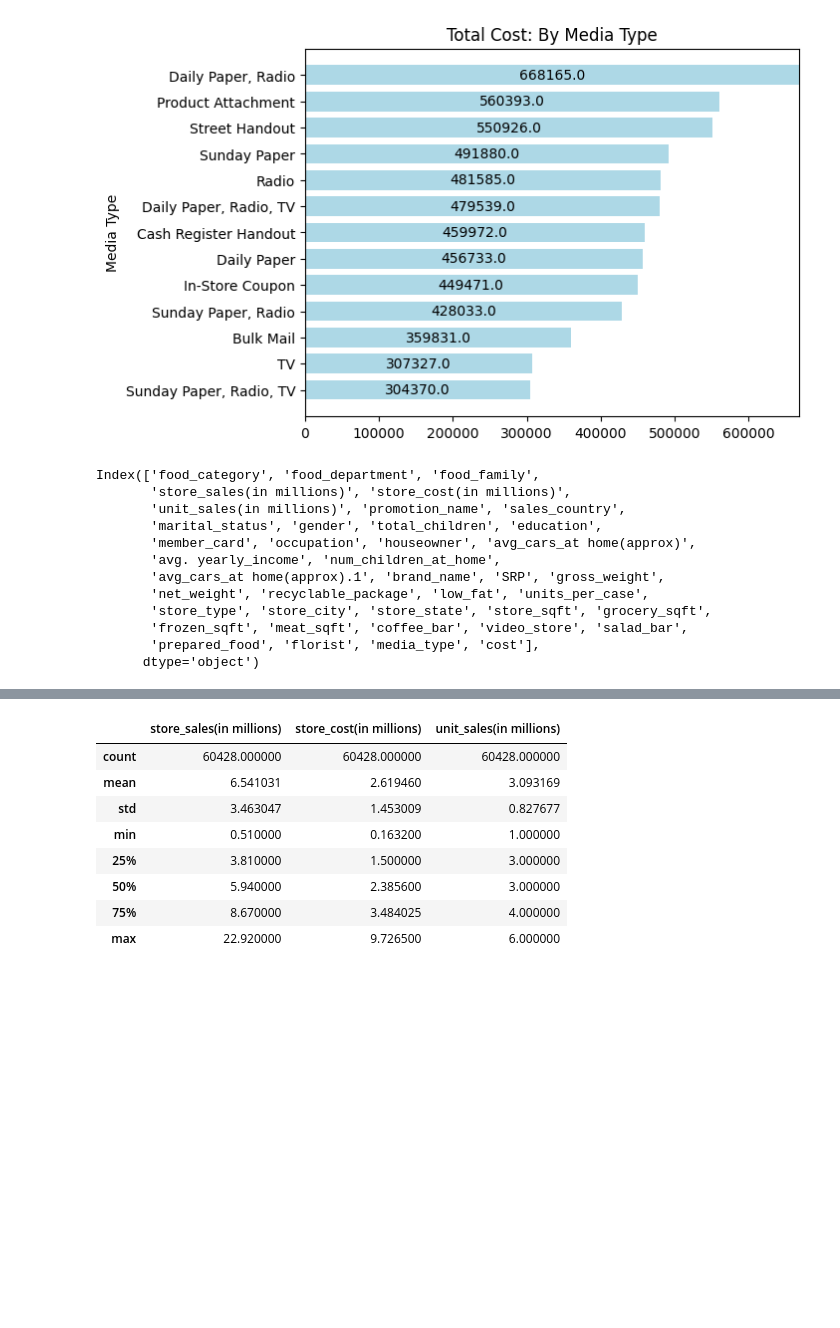
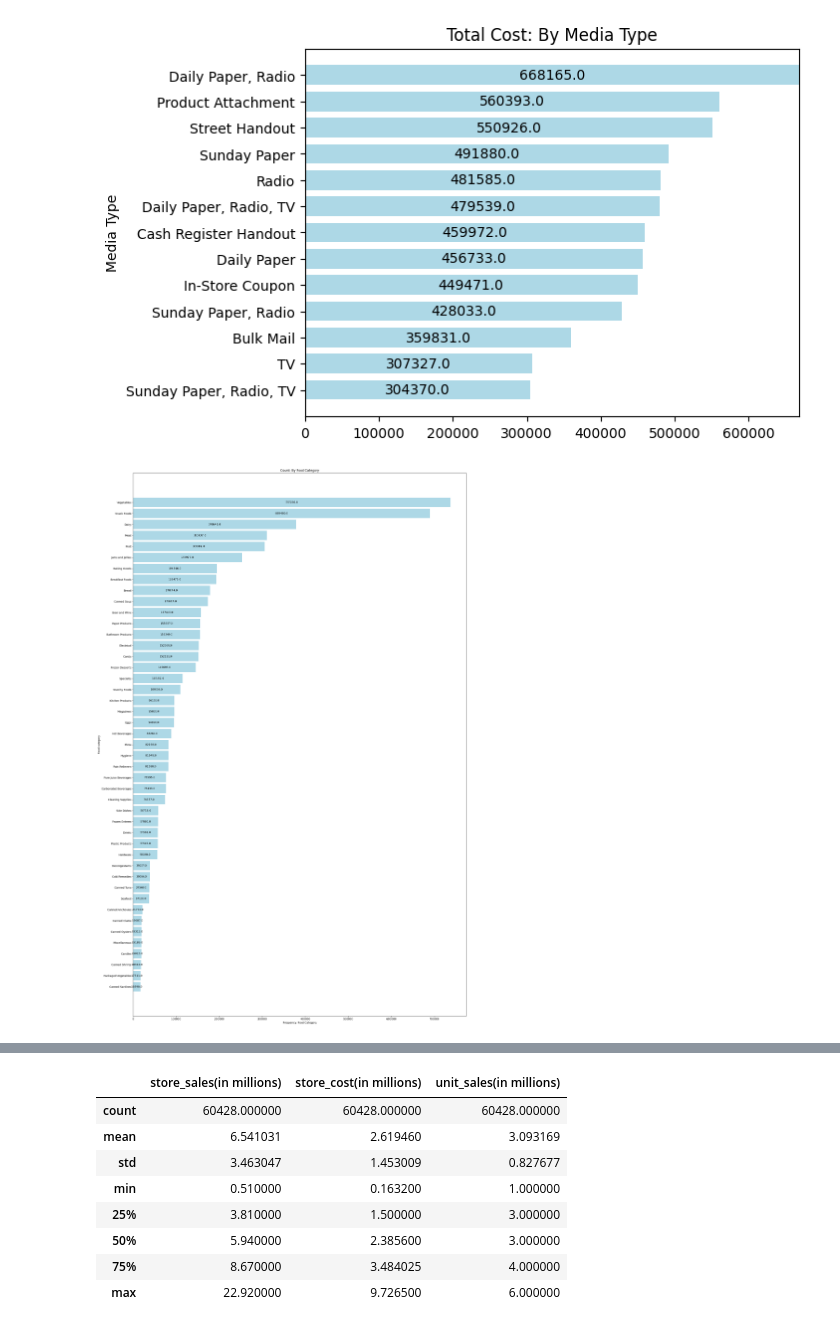
Before and after one commit to AgileDataScientist/python-data-analyses, a Jupyter notebook: cfm-eda-notebook.ipynb, the cells around one changed output, grey strips where cells are left out. Cells and saved outputs as stored; diff of their text form; code cells hidden in the pictures; blank space fills up the shorter version.

```diff
--- a/cfm-eda-notebook.ipynb
+++ b/cfm-eda-notebook.ipynb
@@ -136,18 +135,23 @@ plt.ylabel('Media Type')
 plt.show()
 # %% [output]
 [figure]
-# %%
-cost.columns
-# %% [output]
-Index(['food_category', 'food_department', 'food_family',
-       'store_sales(in millions)', 'store_cost(in millions)',
-       'unit_sales(in millions)', 'promotion_name', 'sales_country',
-       'marital_status', 'gender', 'total_children', 'education',
-       'member_card', 'occupation', 'houseowner', 'avg_cars_at home(approx)',
-       'avg. yearly_income', 'num_children_at_home',
-       'avg_cars_at home(approx).1', 'brand_name', 'SRP', 'gross_weight',
-       'net_weight', 'recyclable_package', 'low_fat', 'units_per_case',
-       'store_type', 'store_city', 'store_state', 'store_sqft', 'grocery_sqft',
-       'frozen_sqft', 'meat_sqft', 'coffee_bar', 'video_store', 'salad_bar',
-       'prepared_food', 'florist', 'media_type', 'cost'],
-      dtype='object')
+# %%
+x = cost.groupby(['food_category'])['cost'].sum().sort_values(ascending=True).index
+y = cost.groupby(['food_category'])['cost'].sum().sort_values(ascending=True).values
+y = np.round(y, 0)
+
+# Plot attributes
+width = 0.85
+ind = np.arange(len(y))
+
+# Plots
+fig, ax = plt.subplots(figsize=(20.0, 30.0))
+pl = plt.barh(x, y, width, color='lightblue')
+#plt.margins(0, 0.5)
+ax.bar_label(pl, y, label_type='center')
+plt.xlabel('Frequency: Food Category')
+plt.ylabel('Food category')
+plt.title('Count: By Food Category')
+plt.tight_layout();
+# %% [output]
+[figure, added]
```
Also changed, not shown: parts of 5 cells of this notebook.
